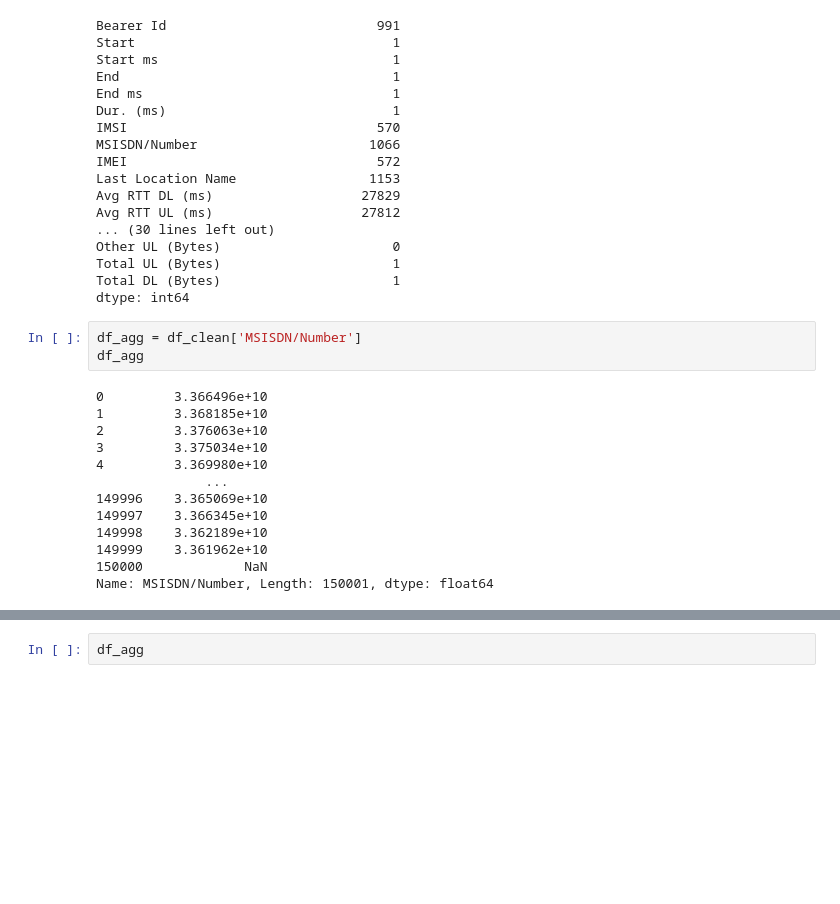
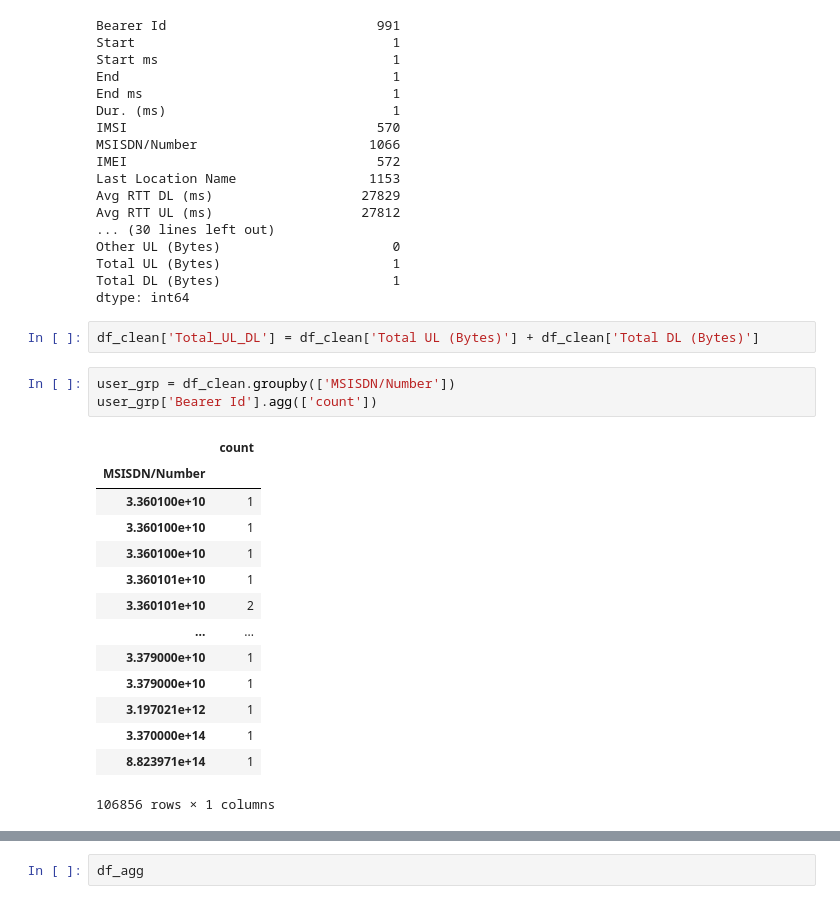
Before and after one commit to nebasam/Telecom_Data_Analysis, a Jupyter notebook: TelecomDataAnalysis.ipynb, the cells around one changed output, grey strips where cells are left out. Drawn from its saved outputs; the diff is of its cells as text; blank space fills up the shorter version.

Commit message:
Aggregates important information per user

```diff
--- a/TelecomDataAnalysis.ipynb
+++ b/TelecomDataAnalysis.ipynb
@@ -166,19 +166,23 @@ Other UL (Bytes)                      0
 Total UL (Bytes)                      1
 Total DL (Bytes)                      1
 dtype: int64
-# %%
-df_agg = df_clean['MSISDN/Number']
-df_agg
-# %% [output]
-0         3.366496e+10
-1         3.368185e+10
-2         3.376063e+10
-3         3.375034e+10
-4         3.369980e+10
-              ...
-149996    3.365069e+10
-149997    3.366345e+10
-149998    3.362189e+10
-149999    3.361962e+10
-150000             NaN
-Name: MSISDN/Number, Length: 150001, dtype: float64
+# %%
+df_clean['Total_UL_DL'] = df_clean['Total UL (Bytes)'] + df_clean['Total DL (Bytes)']
+# %%
+user_grp = df_clean.groupby(['MSISDN/Number'])
+user_grp['Bearer Id'].agg(['count'])
+# %% [output]
+|  | count |
+| MSISDN/Number |  |
+| 3.360100e+10 | 1 |
+| 3.360100e+10 | 1 |
+| 3.360100e+10 | 1 |
+| 3.360101e+10 | 1 |
+| 3.360101e+10 | 2 |
+| ... | ... |
+| 3.379000e+10 | 1 |
+| 3.379000e+10 | 1 |
+| 3.197021e+12 | 1 |
+| 3.370000e+14 | 1 |
+| 8.823971e+14 | 1 |
+106856 rows × 1 columns
```
Also changed, not shown: parts of 4 cells of this notebook.
